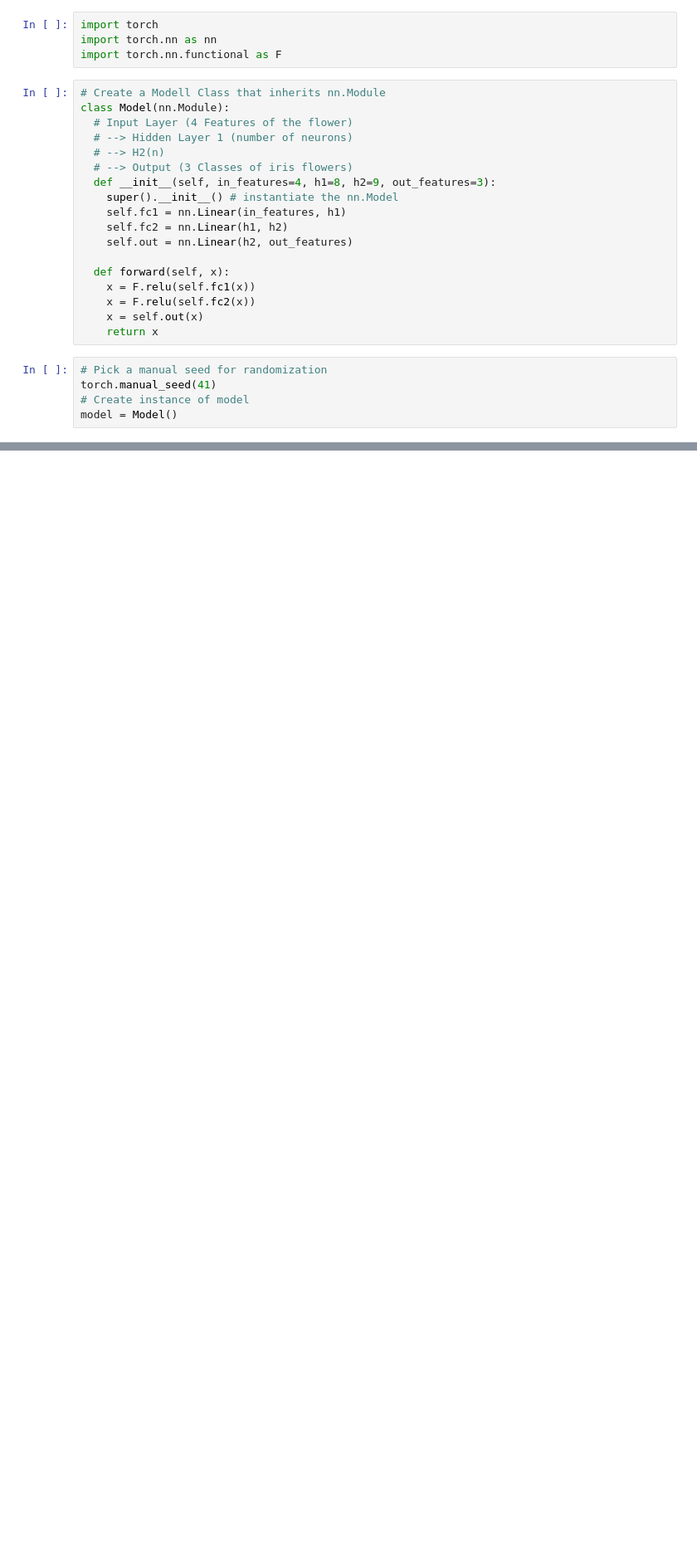
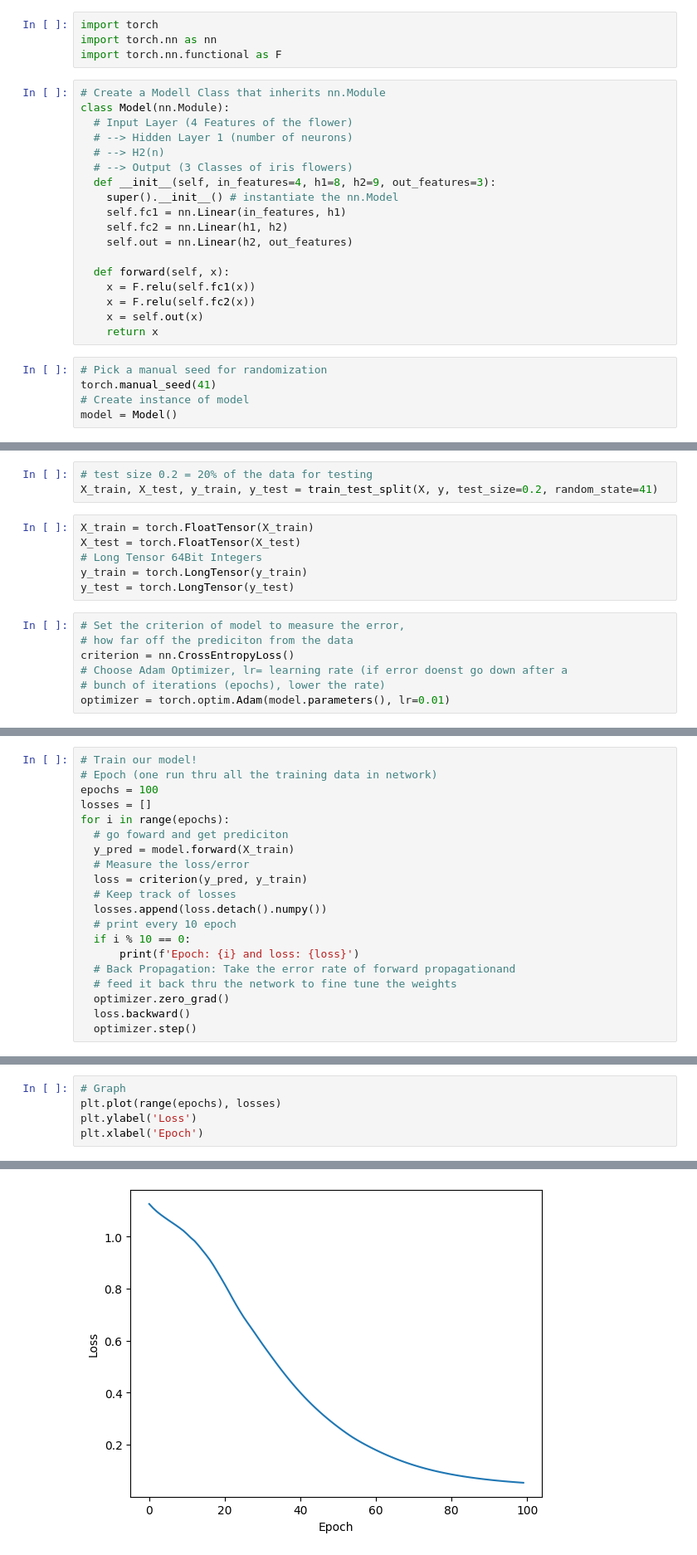
Before and after one commit to muesgit/deep_learning_tutorial, a Jupyter notebook: Simple_Neural_Network.ipynb, the cells around one changed output, grey strips where cells are left out. Shown at 83% size. Saved outputs shown, nothing was run; the diff lists cells and outputs as text; blank space fills up the shorter version.

```diff
--- a/Simple_Neural_Network.ipynb
+++ b/Simple_Neural_Network.ipynb
@@ -29,0 +69,16 @@ model = Model()
+# %%
+# test size 0.2 = 20% of the data for testing
+X_train, X_test, y_train, y_test = train_test_split(X, y, test_size=0.2, random_state=41)
+# %%
+X_train = torch.FloatTensor(X_train)
+X_test = torch.FloatTensor(X_test)
+# Long Tensor 64Bit Integers
+y_train = torch.LongTensor(y_train)
+y_test = torch.LongTensor(y_test)
+# %%
+# Set the criterion of model to measure the error,
+# how far off the prediciton from the data
+criterion = nn.CrossEntropyLoss()
+# Choose Adam Optimizer, lr= learning rate (if error doenst go down after a
+# bunch of iterations (epochs), lower the rate)
+optimizer = torch.optim.Adam(model.parameters(), lr=0.01)
@@ -29,0 +97,20 @@ model = Model()
+# %%
+# Train our model!
+# Epoch (one run thru all the training data in network)
+epochs = 100
+losses = []
+for i in range(epochs):
+  # go foward and get prediciton
+  y_pred = model.forward(X_train)
+  # Measure the loss/error
+  loss = criterion(y_pred, y_train)
+  # Keep track of losses
+  losses.append(loss.detach().numpy())
+  # print every 10 epoch
+  if i % 10 == 0:
+      print(f'Epoch: {i} and loss: {loss}')
+  # Back Propagation: Take the error rate of forward propagationand
+  # feed it back thru the network to fine tune the weights
+  optimizer.zero_grad()
+  loss.backward()
+  optimizer.step()
@@ -29,0 +128,6 @@ model = Model()
+# %%
+# Graph
+plt.plot(range(epochs), losses)
+plt.ylabel('Loss')
+plt.xlabel('Epoch')
+# %% [output]
@@ -29,0 +135 @@ model = Model()
+[figure, added]
```
Also changed, not shown: parts of 13 cells of this notebook.
